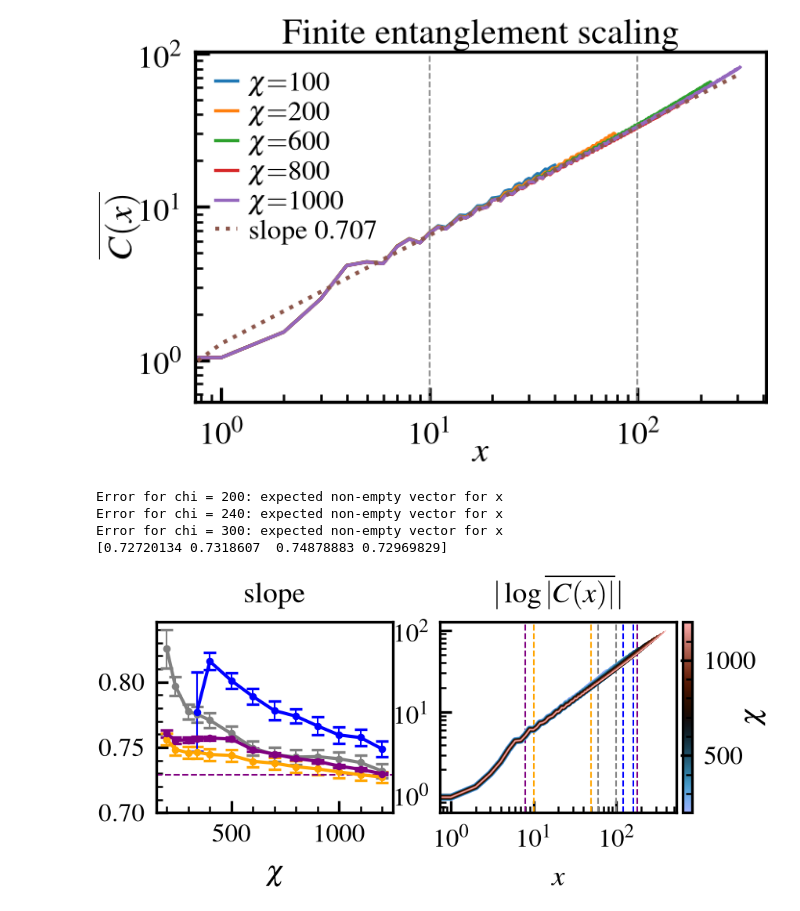
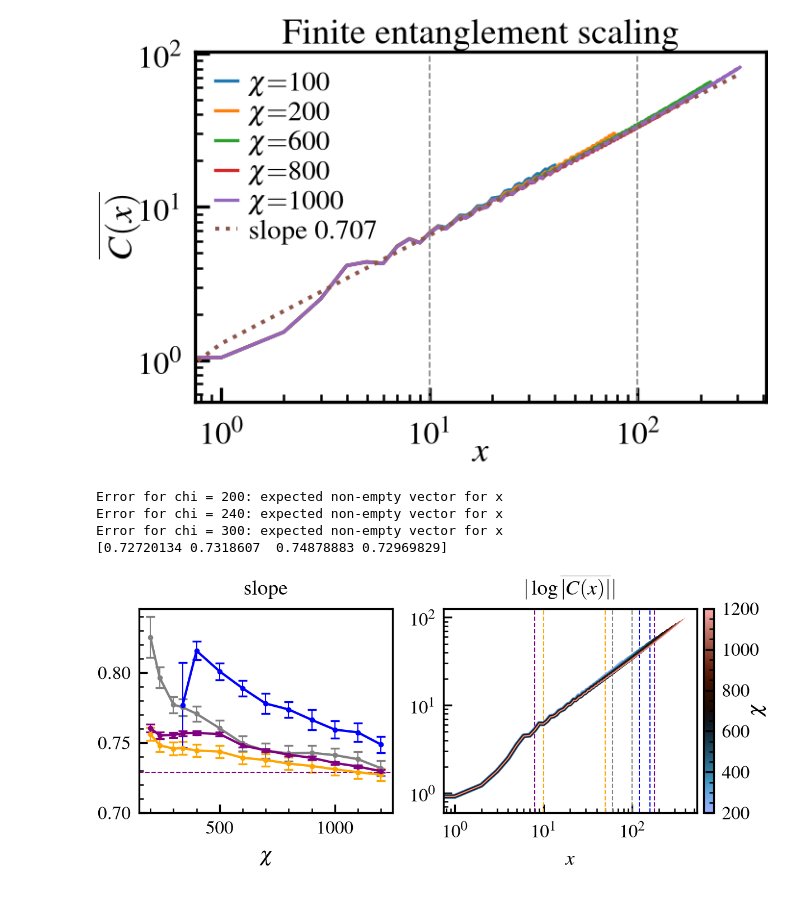
Before and after one commit to aravindhshankar/Spin1LongRangeOrder.jl, a Jupyter notebook: python/figmaker/finite_ent_scaling_fit.ipynb, the cells around one changed output. Drawn from its saved outputs; the diff is of its cells as text; code cells hidden in the pictures.

Commit message:
changed size of app fig

```diff
--- a/python/figmaker/finite_ent_scaling_fit.ipynb
+++ b/python/figmaker/finite_ent_scaling_fit.ipynb
@@ -119,7 +119,7 @@ df['chi'] = df['src_file'].apply(lambda row : int(row.split('chi')[1].split('.')
 df = df.sort_values('chi')
 # %%
 fig, ax = plt.subplots(1, 2)
-fig_dims = ssh.set_size(subplots=(1,2), fraction=1.0)
+fig_dims = ssh.set_size(subplots=(1,2), fraction=1.5)
 fig.set_size_inches(fig_dims)
 chilist = np.array([200, 240, 300, 340, 400, 500, 600, 700, 800, 900, 1000, 1100, 1200])
 norm = mpl.colors.Normalize(vmin=min(chilist), vmax=max(chilist))
@@ -163,31 +163,31 @@ for chi in chilist:
 
 sm = plt.cm.ScalarMappable(norm=norm, cmap=cmap)
 cbar = fig.colorbar(sm, ax=ax, pad=0.01)
 cbar.set_label(r"$\chi$", labelpad=-5)
 
 # m, c = np.polyfit(np.log(xvals[fs]), np.log(logyvals[fs]), 1)
 # m, c = mlist[-1], clist[-1]
 # ax[1].loglog(xvals, np.exp(c) * xvals**m, ls=':')
 # print(m)
 for idx, m in enumerate(mlist):
     ax[0].errorbar(chilist, m, yerr=np.sqrt(varlist[idx]), fmt='.-', capsize=2, elinewidth=0.5, markersize=3, c=fitcols[idx])
 ax[0].set_xlabel(r'$\chi$')
 ax[0].set_title('slope')
 # ax[0].plot(chilist, np.sqrt(varlist), '.-') #stddev is ~0.01 for all
 # ax[0].set_xscale('log')
 ax[1].set_xlabel(r'$x$')
 ax[1].set_title(r'$|\log\overline{|C(x)|}|$')
 ax[0].set_ylim([0.70, None])
 ax[0].yaxis.set_major_locator(MultipleLocator(0.05))
 ax[0].yaxis.minorticks_on()
 ax[0].yaxis.set_minor_locator(MultipleLocator(0.01))
 
 ax[0].axhline(0.729, ls='--', lw=0.5, c='purple')
 print(np.array(mlist).T[-1])
 fig.savefig('figures/finite_ent_scalingv3.pdf')
 # %% [output]
 Error for chi = 200: expected non-empty vector for x
 Error for chi = 240: expected non-empty vector for x
 Error for chi = 300: expected non-empty vector for x
 [0.72720134 0.7318607  0.74878883 0.72969829]
-[figure, old version]
+[figure, new version]
```
